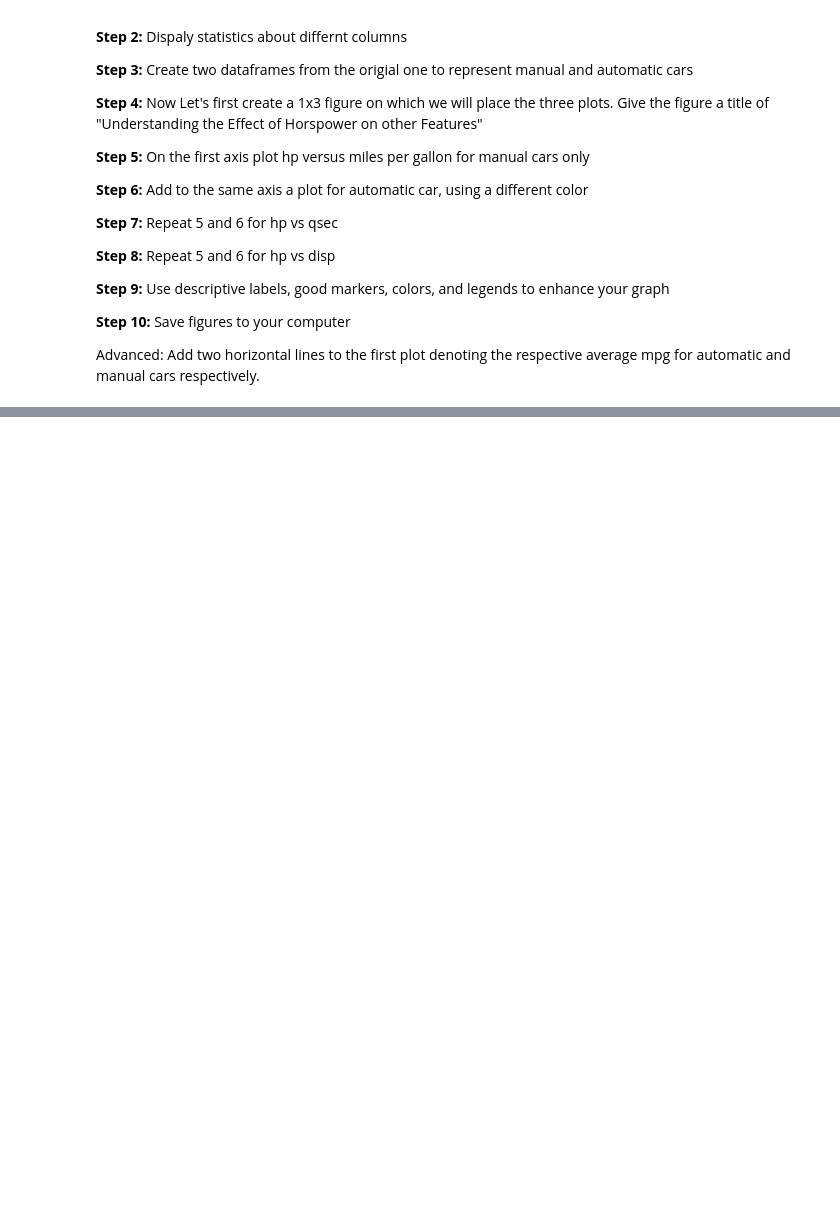
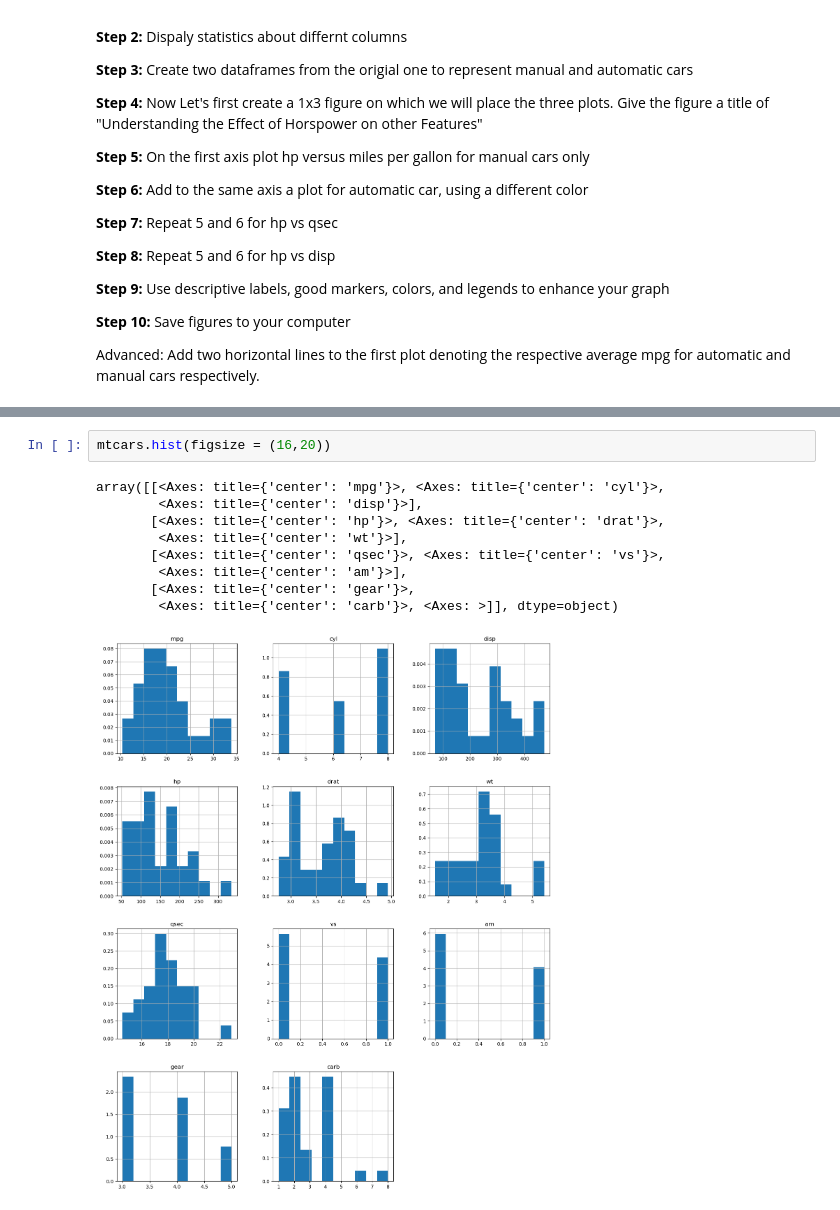
Before and after one commit to wd7512/SPDA, a Jupyter notebook: Tutorial 8B - pandas and matplotlib.ipynb, the cells around one changed output, grey strips where cells are left out. Cells and saved outputs as stored; diff of their text form; blank space fills up the shorter version.

```diff
--- a/Tutorial 8B - pandas and matplotlib.ipynb
+++ b/Tutorial 8B - pandas and matplotlib.ipynb
@@ -32,0 +57,12 @@ mtcars = pd.read_csv("mtcars.csv")
+# %%
+mtcars.hist(figsize = (16,20))
+# %% [output]
+array([[<Axes: title={'center': 'mpg'}>, <Axes: title={'center': 'cyl'}>,
+        <Axes: title={'center': 'disp'}>],
+       [<Axes: title={'center': 'hp'}>, <Axes: title={'center': 'drat'}>,
+        <Axes: title={'center': 'wt'}>],
+       [<Axes: title={'center': 'qsec'}>, <Axes: title={'center': 'vs'}>,
+        <Axes: title={'center': 'am'}>],
+       [<Axes: title={'center': 'gear'}>,
+        <Axes: title={'center': 'carb'}>, <Axes: >]], dtype=object)
+[figure, added]
```
Also changed, not shown: parts of 2 cells of this notebook.
